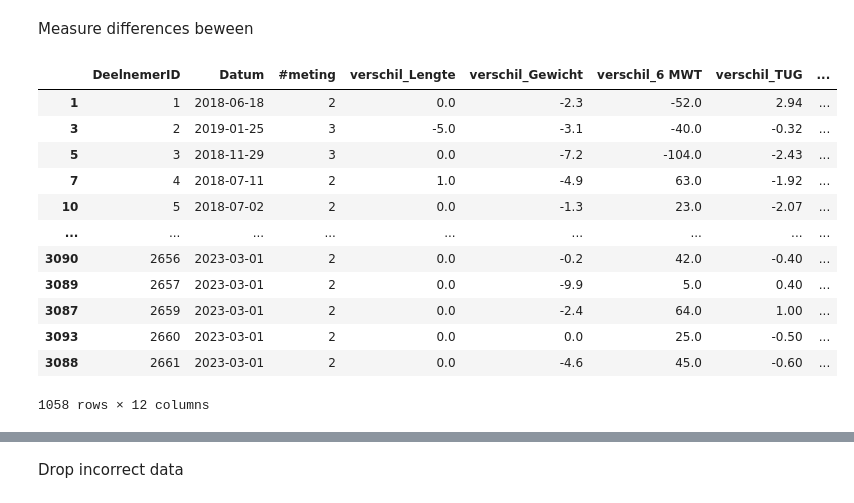
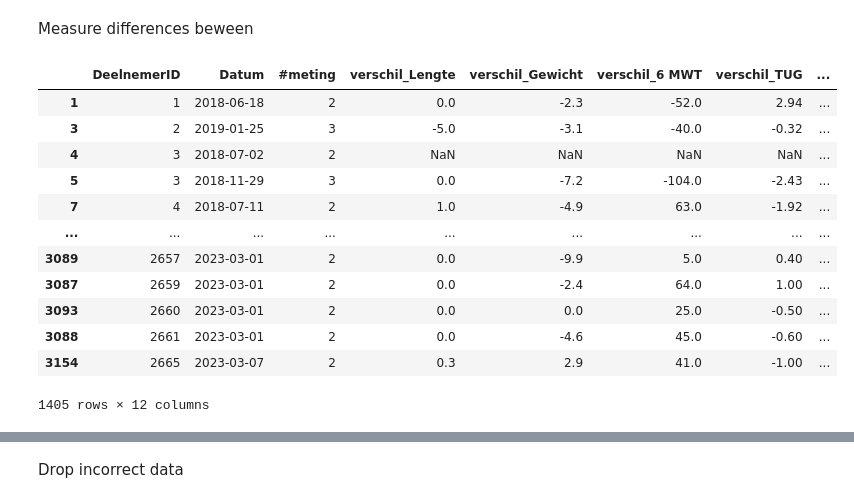
Before and after one commit to Siverty/BD-04-Zuyd_Hogeschool_2023, a Jupyter notebook: preparatie_healthylife.ipynb, the cells around one changed output, grey strips where cells are left out. Drawn from its saved outputs; the diff is of its cells as text; code cells hidden in the pictures.

```diff
--- a/preparatie_healthylife.ipynb
+++ b/preparatie_healthylife.ipynb
@@ -143,9 +168,11 @@ Drop outliers
 # %%
-df_fitheids_scan = df_fitheids_scan[(df_fitheids_scan['Lengte'] >= 145) & (df_fitheids_scan['Lengte'] <= 194)]
-df_fitheids_scan = df_fitheids_scan[(df_fitheids_scan['Gewicht'] >= 58.8) & (df_fitheids_scan['Gewicht'] <= 144.6)]
-df_fitheids_scan = df_fitheids_scan[(df_fitheids_scan['6 MWT'] >= 260) & (df_fitheids_scan['6 MWT'] <= 740)]
-df_fitheids_scan = df_fitheids_scan[(df_fitheids_scan['TUG'] >= 2.6) & (df_fitheids_scan['TUG'] <= 10)]
-df_fitheids_scan = df_fitheids_scan[(df_fitheids_scan['BMI'] >= 21.23085) & (df_fitheids_scan['BMI'] <= 48.45679)]
-df_fitheids_scan = df_fitheids_scan[(df_fitheids_scan['Conditie'] >= 0.4148571) & (df_fitheids_scan['Conditie'] <= 1.198494)]
-df_fitheids_scan = df_fitheids_scan[(df_fitheids_scan['Lenigheid'] >= 0) & (df_fitheids_scan['Lenigheid'] <= 45)]
-df_fitheids_scan = df_fitheids_scan[(df_fitheids_scan['Knijpkracht'] >= 6.5) & (df_fitheids_scan['Knijpkracht'] <= 63.2)]
+import numpy as np
+
+df_fitheids_scan.loc[~((df_fitheids_scan['Lengte'] >= 145) & (df_fitheids_scan['Lengte'] <= 194)), 'Lengte'] = np.nan
+df_fitheids_scan.loc[~((df_fitheids_scan['Gewicht'] >= 58.8) & (df_fitheids_scan['Gewicht'] <= 144.6)), 'Gewicht'] = np.nan
+df_fitheids_scan.loc[~((df_fitheids_scan['6 MWT'] >= 260) & (df_fitheids_scan['6 MWT'] <= 740)), '6 MWT'] = np.nan
+df_fitheids_scan.loc[~((df_fitheids_scan['TUG'] >= 2.6) & (df_fitheids_scan['TUG'] <= 10)), 'TUG'] = np.nan
+df_fitheids_scan.loc[~((df_fitheids_scan['BMI'] >= 21.23085) & (df_fitheids_scan['BMI'] <= 48.45679)), 'BMI'] = np.nan
+df_fitheids_scan.loc[~((df_fitheids_scan['Conditie'] >= 0.4148571) & (df_fitheids_scan['Conditie'] <= 1.198494)), 'Conditie'] = np.nan
+df_fitheids_scan.loc[~((df_fitheids_scan['Lenigheid'] >= 0) & (df_fitheids_scan['Lenigheid'] <= 45)), 'Lenigheid'] = np.nan
+df_fitheids_scan.loc[~((df_fitheids_scan['Knijpkracht'] >= 6.5) & (df_fitheids_scan['Knijpkracht'] <= 63.2)), 'Knijpkracht'] = np.nan
@@ -185,30 +234,31 @@ Measure differences beween
 # %%
 # Sorteer het dataframe op deelnemers id en sessie id
 df_fitheids_scan.sort_values(['DeelnemerID', '#meting'], inplace=True)
 
 # Groepeer de gegevens op deelnemers id en bereken het verschil
 for column in ['Lengte', 'Gewicht', '6 MWT', 'TUG', 'BMI', 'Conditie', 'Lenigheid', 'Knijpkracht']:
     df_fitheids_scan['verschil_'+column] = df_fitheids_scan.groupby('DeelnemerID')[column].diff()
     df_fitheids_scan.drop(columns=[column], inplace=True)
 
 # Groepeer de gegevens op deelnemers id en bereken het verschil in dagen voor een datum
 df_fitheids_scan['verschil_dagen'] = df_fitheids_scan.groupby('DeelnemerID')['Datum'].diff().dt.days
 
 # Verwijder de rijen waarin het verschil in gewicht NaN is (eerste sessie)
-df_fitheids_scan.dropna(inplace=True)
+# df_fitheids_scan.dropna(inplace=True)
+df_fitheids_scan = df_fitheids_scan[df_fitheids_scan['#meting'] != 1]
 
 df_fitheids_scan
 # %% [output]
 |  | DeelnemerID | Datum | #meting | verschil_Lengte | verschil_Gewicht | verschil_6 MWT | verschil_TUG | ... |
 | 1 | 1 | 2018-06-18 | 2 | 0.0 | -2.3 | -52.0 | 2.94 | ... |
 | 3 | 2 | 2019-01-25 | 3 | -5.0 | -3.1 | -40.0 | -0.32 | ... |
+| 4 | 3 | 2018-07-02 | 2 | NaN | NaN | NaN | NaN | ... |
 | 5 | 3 | 2018-11-29 | 3 | 0.0 | -7.2 | -104.0 | -2.43 | ... |
 | 7 | 4 | 2018-07-11 | 2 | 1.0 | -4.9 | 63.0 | -1.92 | ... |
-| 10 | 5 | 2018-07-02 | 2 | 0.0 | -1.3 | 23.0 | -2.07 | ... |
 | ... | ... | ... | ... | ... | ... | ... | ... | ... |
-| 3090 | 2656 | 2023-03-01 | 2 | 0.0 | -0.2 | 42.0 | -0.40 | ... |
 | 3089 | 2657 | 2023-03-01 | 2 | 0.0 | -9.9 | 5.0 | 0.40 | ... |
 | 3087 | 2659 | 2023-03-01 | 2 | 0.0 | -2.4 | 64.0 | 1.00 | ... |
 | 3093 | 2660 | 2023-03-01 | 2 | 0.0 | 0.0 | 25.0 | -0.50 | ... |
 | 3088 | 2661 | 2023-03-01 | 2 | 0.0 | -4.6 | 45.0 | -0.60 | ... |
+| 3154 | 2665 | 2023-03-07 | 2 | 0.3 | 2.9 | 41.0 | -1.00 | ... |
-1058 rows × 12 columns
+1405 rows × 12 columns
```
Also changed, not shown: parts of 14 cells of this notebook.
